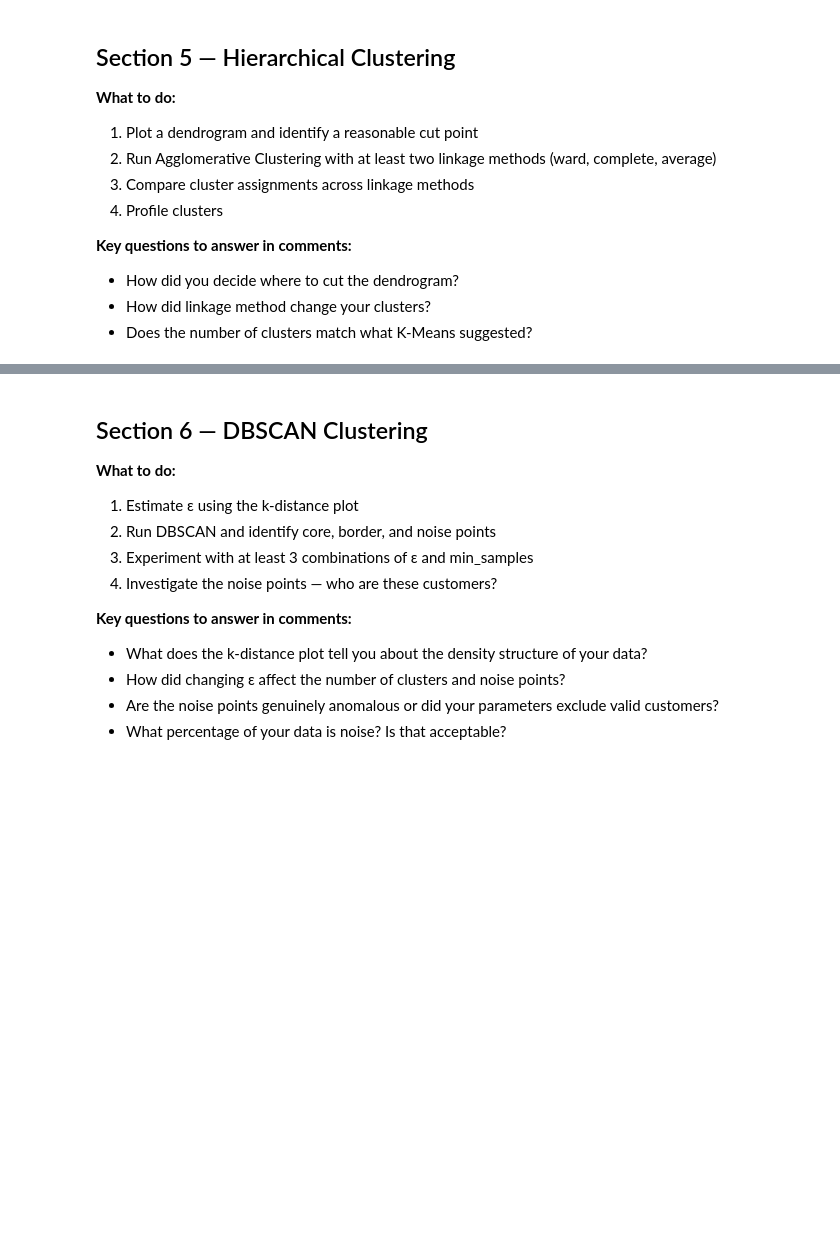
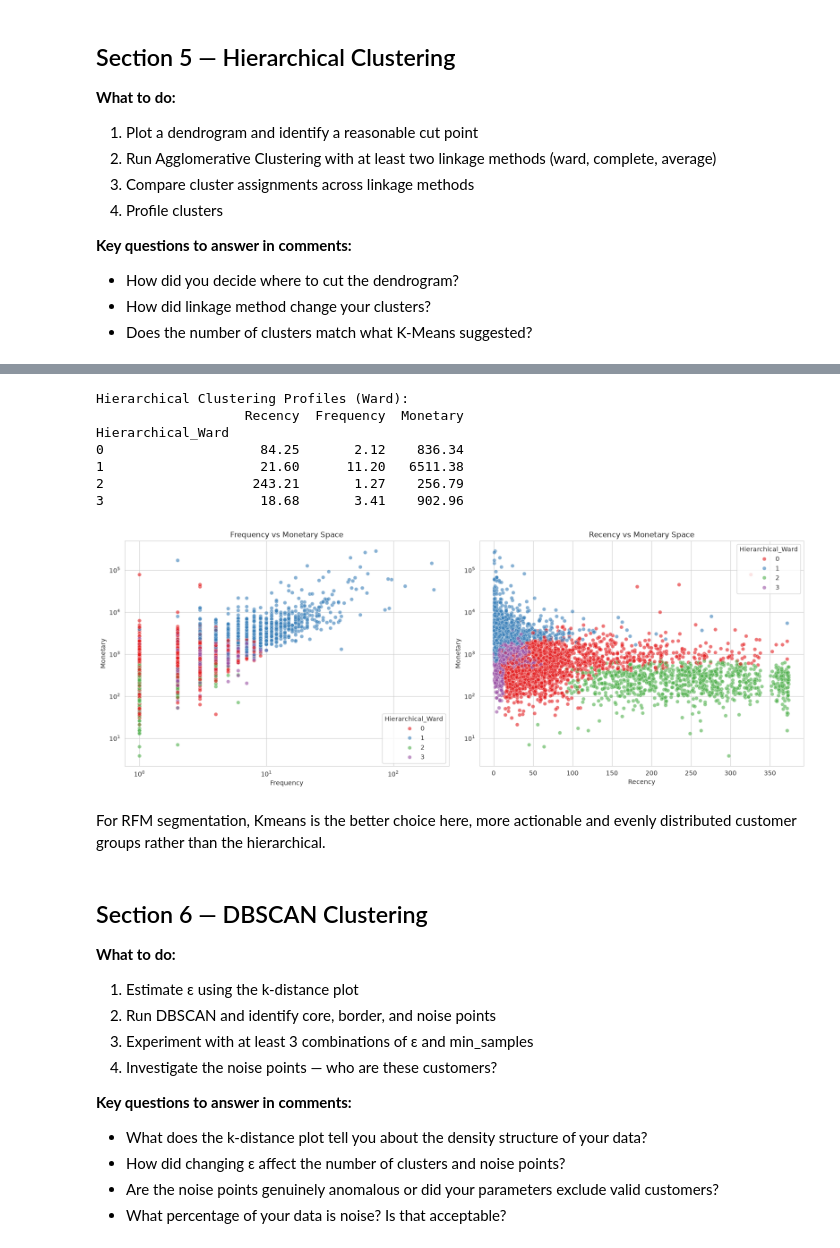
Before and after one commit to Sulav-Koirala/AI-Fellowship-Assignments, a Jupyter notebook: Week 7/Week_7_Clustering_Assignment.ipynb, the cells around one changed output, grey strips where cells are left out. Cells and saved outputs as stored; diff of their text form; code cells hidden in the pictures; blank space fills up the shorter version.

```diff
--- a/Week 7/Week_7_Clustering_Assignment.ipynb
+++ b/Week 7/Week_7_Clustering_Assignment.ipynb
@@ -531,27 +545,27 @@ plt.show()
 # %%
 # ── Step 2: Fit Agglomerative Clustering ─────────────────────────────────────
-# Try at least two linkage methods: 'ward' and one other
-# Use the number of clusters suggested by your dendrogram
-
-N_CLUSTERS_HIER = # YOUR CHOICE HERE
+N_CLUSTERS_HIER = 4
 
 # Ward linkage
-# YOUR CODE HERE
+agg_ward = AgglomerativeClustering(n_clusters=N_CLUSTERS_HIER, linkage='ward')
+customer_df['Hierarchical_Ward'] = agg_ward.fit_predict(X_scaled)
 
-# Second linkage method (complete, average, or single)
-# YOUR CODE HERE
-
-# Assign labels to customer_df
-customer_df['Hierarchical_Ward'] = # YOUR CODE HERE
-customer_df['Hierarchical_Alt'] = # YOUR CODE HERE
+# Complete linkage
+agg_comp = AgglomerativeClustering(n_clusters=N_CLUSTERS_HIER, linkage='complete')
+customer_df['Hierarchical_Alt'] = agg_comp.fit_predict(X_scaled)
 
 # ── Compare cluster counts ────────────────────────────────────────────────────
 print("Ward linkage cluster sizes:")
 print(customer_df['Hierarchical_Ward'].value_counts())
-print("
-Alternative linkage cluster sizes:")
+print("Complete Linkage cluster sizes:")
 print(customer_df['Hierarchical_Alt'].value_counts())
 
 # YOUR OBSERVATION HERE:
 # Did the two linkage methods produce similar or different cluster structures?
+# Very different cluster structures are produced, ward has balanced clusters whereas complete gave extremely unbalanced.
+# Complete linkage put almost everyone into 2 clusters, leaving clusters 0 and 3 nearly empty. That's not useful for customer segmentation.
+
 # Which do you prefer and why?
+# I prefer ward because it minimizes within-cluster variance, producing compact and balanced clusters which is much more meaningful for profiling
+# distinct customer segments.
+# Complete linkage is sensitive to outliers, which explains the tiny cluster of 34, likely just outlier customers pulled into their own group.
@@ -558,11 +587,34 @@ print(customer_df['Hierarchical_Alt'].value_counts())
 # %%
 # ── Step 3: Cluster Profiles ─────────────────────────────────────────────────
 hier_profile = customer_df.groupby('Hierarchical_Ward')[['Recency', 'Frequency', 'Monetary']].mean().round(2)
 print("Hierarchical Clustering Profiles (Ward):")
 print(hier_profile)
 
 # Visualise — same axes as K-Means for comparison
-# YOUR CODE HERE
+fig, (ax1,ax2) = plt.subplots(1,2,figsize=(16,6))
+# 1. Scatter plot: Frequency vs Monetary, coloured by cluster
+sns.scatterplot(x='Frequency', y='Monetary', hue='Hierarchical_Ward', data=customer_df, palette='Set1', ax=ax1, alpha=0.6)
+ax1.set_title('Frequency vs Monetary Space')
+ax1.set_yscale('log')
+ax1.set_xscale('log')
+# 2. Scatter plot: Recency vs Monetary, coloured by cluster
+sns.scatterplot(x='Recency', y='Monetary', hue='Hierarchical_Ward', data=customer_df, palette='Set1', ax=ax2, alpha=0.6)
+ax2.set_title('Recency vs Monetary Space')
+ax2.set_yscale('log')
+
+plt.tight_layout()
+plt.show()
+# %% [output]
+Hierarchical Clustering Profiles (Ward):
+                   Recency  Frequency  Monetary
+Hierarchical_Ward
+0                    84.25       2.12    836.34
+1                    21.60      11.20   6511.38
+2                   243.21       1.27    256.79
+3                    18.68       3.41    902.96
+[figure, added]
+# %% [markdown]
+For RFM segmentation, Kmeans is the better choice here, more actionable and evenly distributed customer groups rather than the hierarchical.
 # %% [markdown]
 ## Section 6 — DBSCAN Clustering
 
```
Also changed, not shown: parts of 2 cells of this notebook.
